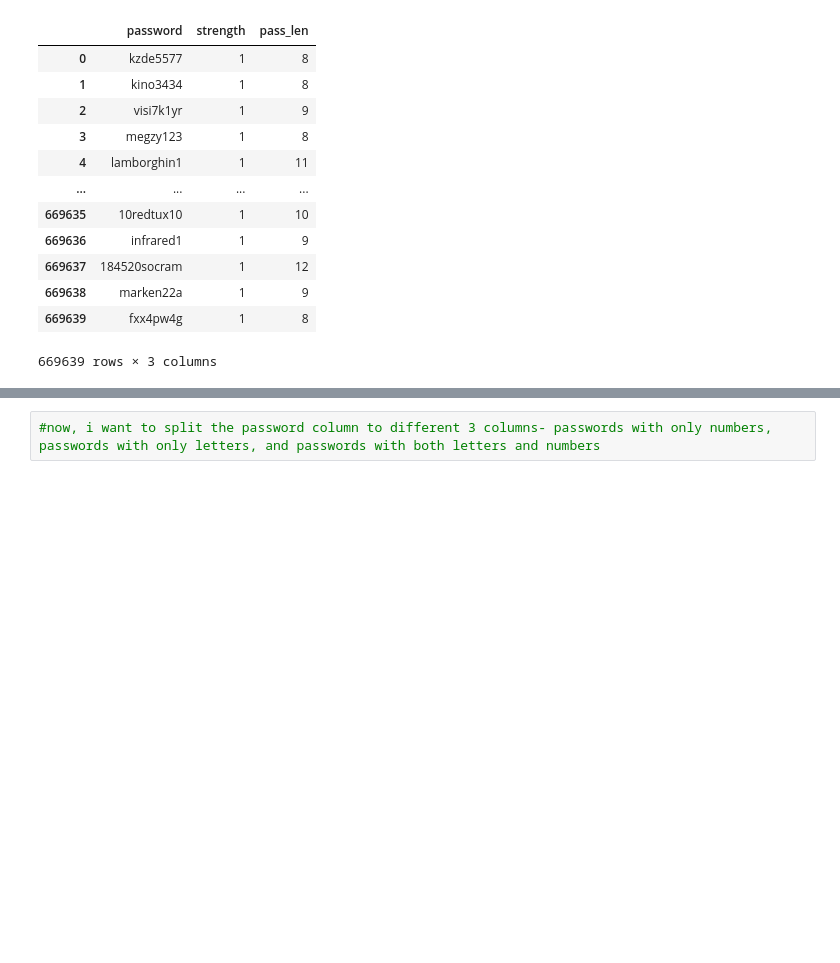
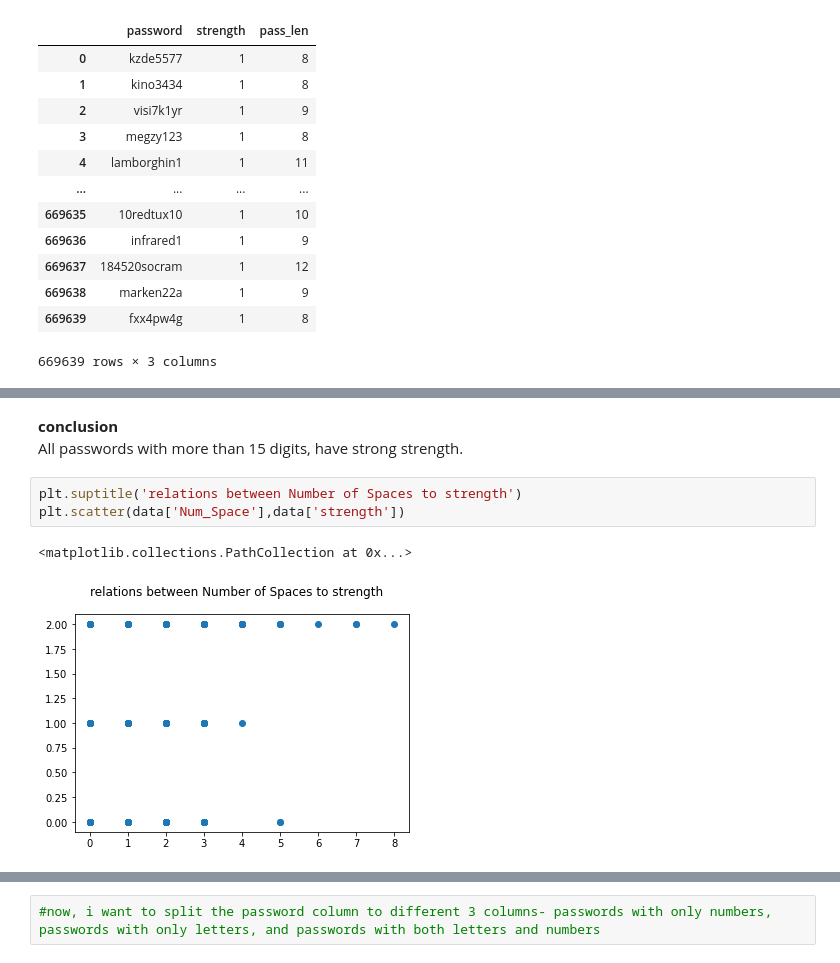
Before and after one commit to yuvalTrip/FinalProject, a Jupyter notebook: Final Project-N.N.3-Classification.ipynb, the cells around one changed output, grey strips where cells are left out. Saved outputs shown, nothing was run; the diff lists cells and outputs as text; blank space fills up the shorter version.

```diff
--- a/Final Project-N.N.3-Classification.ipynb
+++ b/Final Project-N.N.3-Classification.ipynb
@@ -230,0 +273,9 @@ for i in data.index:
+# %% [markdown]
+**conclusion**<br>
+All passwords with more than 15 digits, have strong strength.
+# %%
+plt.suptitle('relations between Number of Spaces to strength')
+plt.scatter(data['Num_Space'],data['strength'])
+# %% [output]
+<matplotlib.collections.PathCollection at 0x...>
+[figure, added]
```
Also changed, not shown: parts of 71 cells of this notebook.
